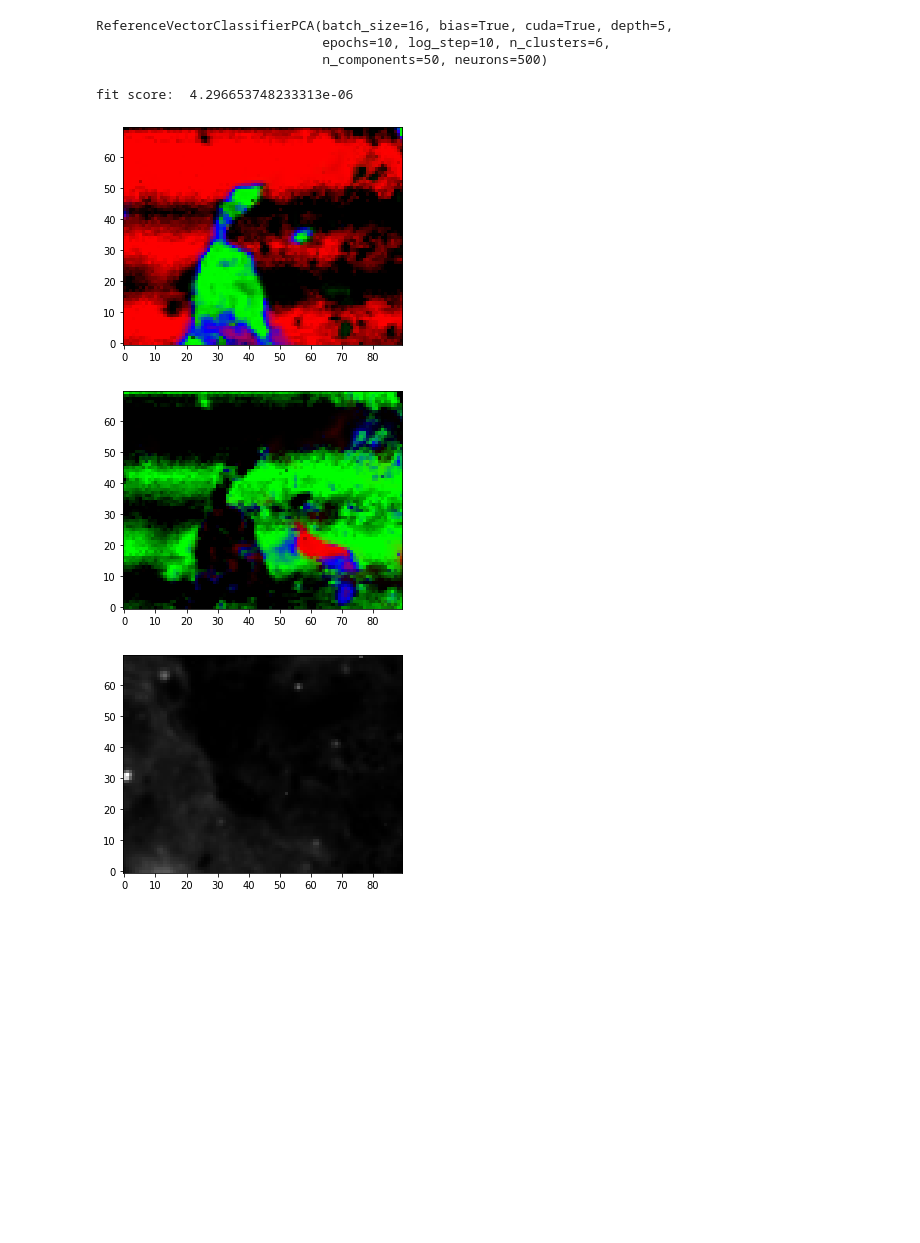
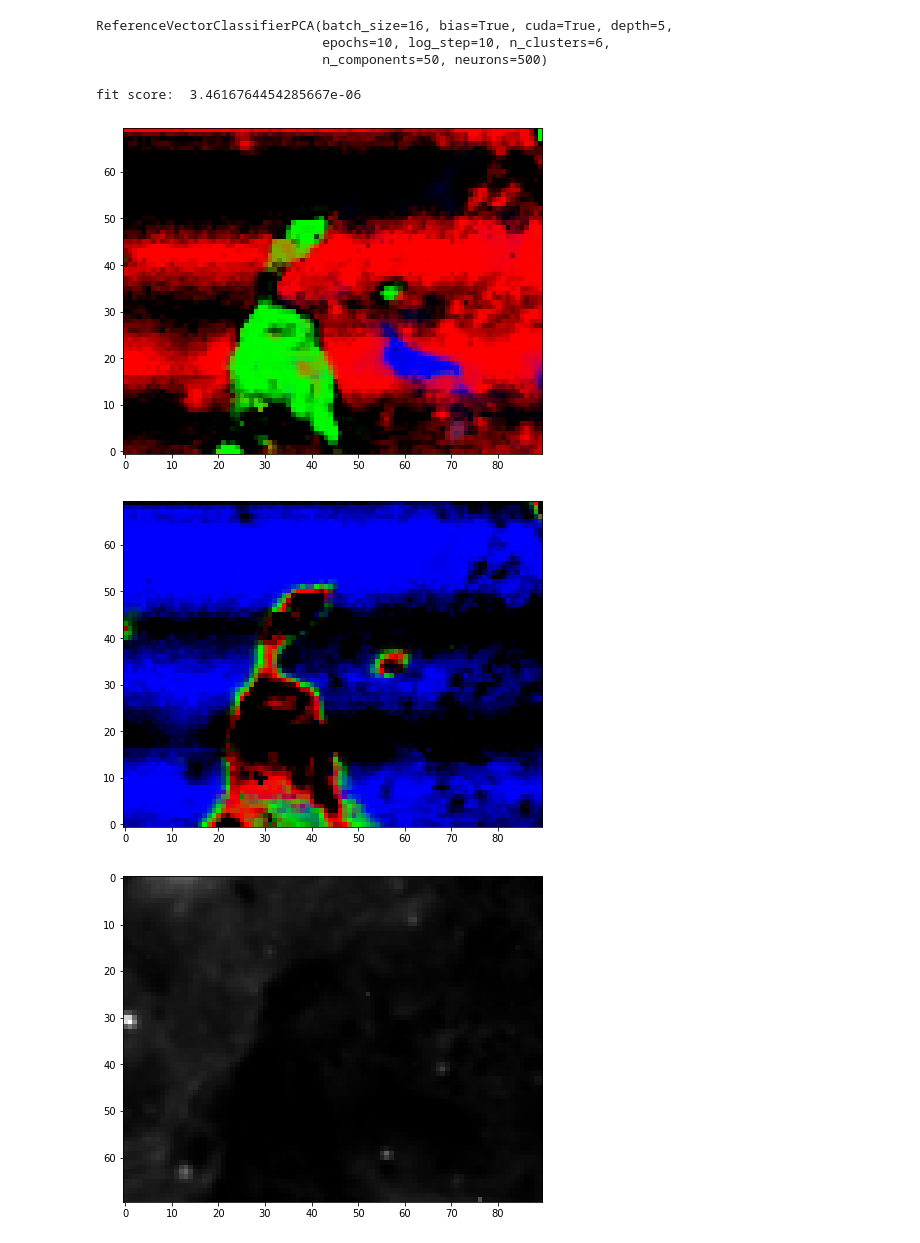
Before and after one commit to jjgsherwood/Bacholar_Thesis, a Jupyter notebook: PCA_preproced_data.ipynb, the cells around one changed output. Cells and saved outputs as stored; diff of their text form; code cells hidden in the pictures; blank space fills up the shorter version.

```diff
--- a/PCA_preproced_data.ipynb
+++ b/PCA_preproced_data.ipynb
@@ -68,7 +68,7 @@ def split_Raman_af(X):
 
     return X-a, a
 
-def smoothing(X, s=2):
+def smoothing(X, smooth=5, spike_width=3):
     """
     Only remove noise from low noise to signal area's to maintain the intensity of the spikes.
     Noise is removed with a gaussian filter in spectral dimension.
@@ -76,31 +76,28 @@ def smoothing(X, s=2):
     grad = ndimage.gaussian_filter(X, (0, 1), order=1)
     grad_abs = np.abs(grad)
     grad_abs_sm = ndimage.gaussian_filter(grad_abs, (0, 1))
-    mean_grad = np.mean(grad_abs)
-    noise_to_signal_quality = ndimage.gaussian_filter((grad_abs_sm < mean_grad).astype(float), (0,s))
-    return noise_to_signal_quality * ndimage.gaussian_filter(X, (0,s)) + (1-noise_to_signal_quality) * X
+    mean_grad = np.mean(grad_abs, 1) + np.std(grad_abs, 1)
+    noise_to_signal_quality = ndimage.gaussian_filter((grad_abs_sm.T < mean_grad).T.astype(float), (0, spike_width))
+    return noise_to_signal_quality * ndimage.gaussian_filter(X, (0,smooth)) + (1-noise_to_signal_quality) * X
 # %%
-# use 368 to 1750
 N_WAVE = 2126
-s = 2
-start_index, end_index = 0, 2129
 
-X = np.load("../data/Raman/Alina_art_1_1.npy", 'r')
+# X = np.load("../data/Raman/Alina_art_1_1.npy", 'r')
 Y = np.load("../data/Raman/Alina_Art_4_2.npy", 'r')
 
 wavelength = np.load("../data/Raman/wavelength.npy", 'r')
 
-shape_X = X.shape
+# shape_X = X.shape
 shape_Y = Y.shape
 
-X = copy.copy(X.reshape(-1, X.shape[-1]))
+# X = copy.copy(X.reshape(-1, X.shape[-1]))
 Y = copy.copy(Y.reshape(-1, Y.shape[-1]))
 
-ram_X, afl_X = split_Raman_af(X)
-ram_smooth_X = smoothing(ram_X, s)
+# ram_X, afl_X = split_Raman_af(X)
+# ram_smooth_X = smoothing(ram_X, s)
 
+Y = smoothing(Y, 5, 2)
 ram_Y, afl_Y = split_Raman_af(Y)
-ram_smooth_Y = smoothing(ram_Y, s)
 # %%
 class ReferenceVectorClassifierPCA(BaseEstimator):
     def __init__(self, **kwargs):
@@ -193,37 +190,37 @@ kwargs = {'n_clusters': 6,
           'bias': True
          }
 # %%
+X = ram_Y
 rvc = ReferenceVectorClassifierPCA(**kwargs)
-rvc.fit(ram_smooth_Y)
+rvc.fit(X)
 # %% [output]
 ReferenceVectorClassifierPCA(batch_size=16, bias=True, cuda=True, depth=5,
                              epochs=10, log_step=10, n_clusters=6,
                              n_components=50, neurons=500)
 # %%
-RCA_vector = rvc.predict(ram_smooth_Y)
+RCA_vector = rvc.predict(X)
 
-print("fit score: ", score_func(rvc, ram_smooth_Y))
+print("fit score: ", score_func(rvc, X))
 
 RCA_vector = RCA_vector - RCA_vector.min(0)
 RCA_vector /= RCA_vector.max(0)
 
-plt.figure(figsize = (20,4))
+plt.figure(figsize = (20,6))
 plt.imshow(RCA_vector.reshape((*shape_Y[:2], kwargs['n_clusters']))[::-1,:,:3])
 plt.gca().invert_yaxis()
 plt.show()
-plt.figure(figsize = (20,4))
+plt.figure(figsize = (20,6))
 plt.imshow(RCA_vector.reshape((*shape_Y[:2], kwargs['n_clusters']))[::-1,:,3:6])
 plt.gca().invert_yaxis()
 plt.show()
-plt.figure(figsize = (20,4))
-plt.imshow(error_map(rvc, ram_smooth_Y).reshape(shape_Y[:2]), cmap='gray', vmin=0)
-plt.gca().invert_yaxis()
+plt.figure(figsize = (20,6))
+plt.imshow(error_map(rvc, X).reshape(shape_Y[:2]), cmap='gray', vmin=0)
 plt.show()
 # %% [output]
-fit score:  4.296653748233313e-06
+fit score:  3.4616764454285667e-06
-[figure, old version]
+[figure, new version]
-[figure, old version]
+[figure, new version]
-[figure, old version]
+[figure, new version]
 # %%
 plt.figure(figsize = (20,12))
 for i, r in enumerate(rvc.get_reference_vectors()):
```
Also changed, not shown: parts of 1 cell of this notebook, 7 other files.
